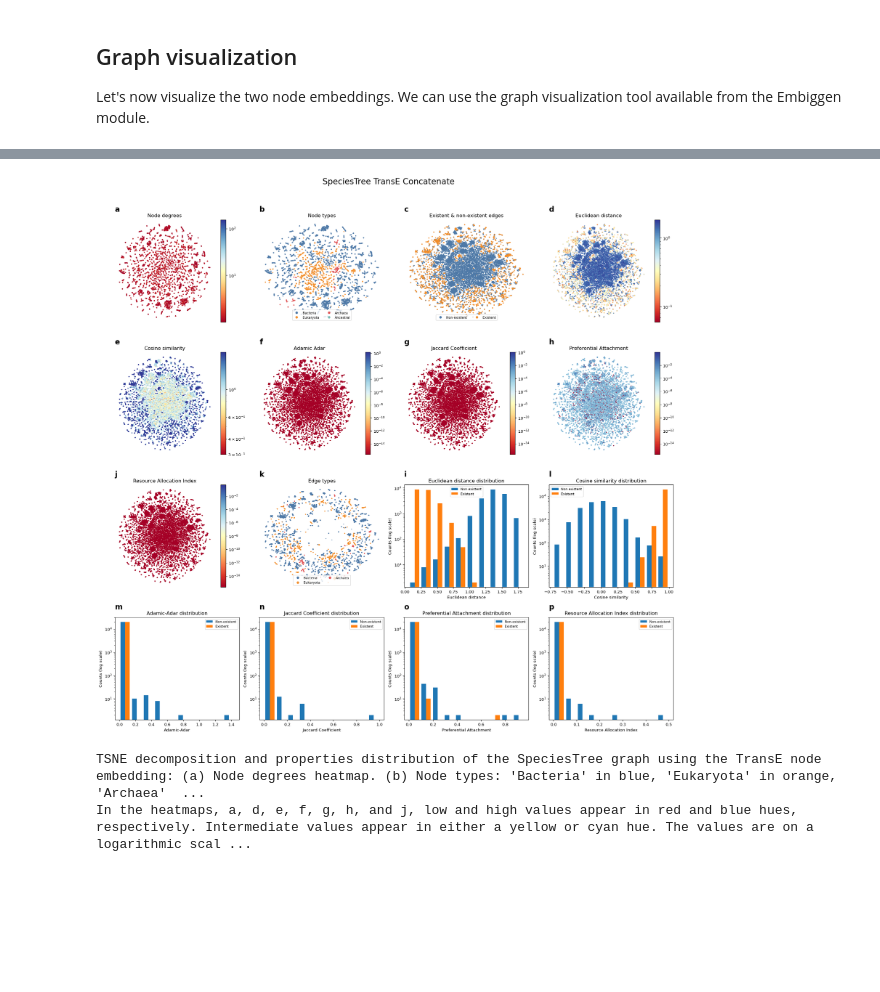
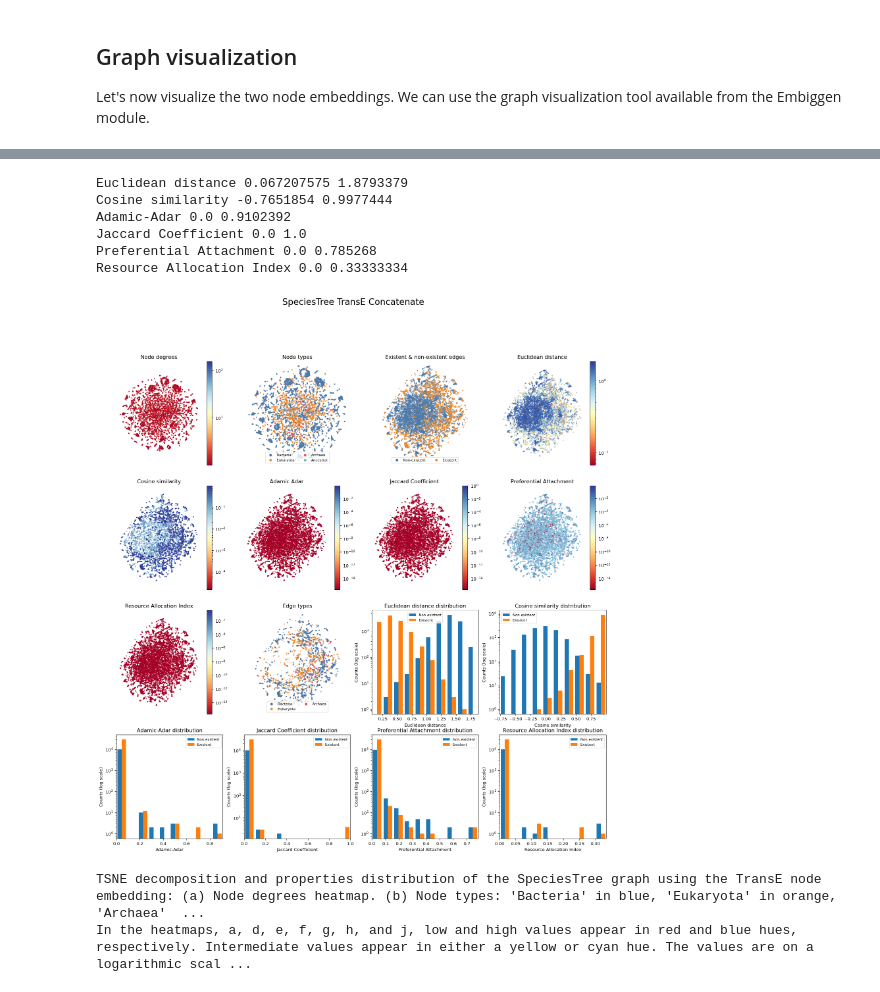
Before and after one commit to AnacletoLAB/grape, a Jupyter notebook: tutorials/TransE_to_embed_Species_Tree.ipynb, the cells around one changed output, grey strips where cells are left out. Cells and saved outputs as stored; diff of their text form; code cells hidden in the pictures; blank space fills up the shorter version.

```diff
--- a/tutorials/TransE_to_embed_Species_Tree.ipynb
+++ b/tutorials/TransE_to_embed_Species_Tree.ipynb
@@ -74,10 +65,12 @@ We create the visualizer object.
-# %%
-GraphVisualizer(
-    graph,
-    node_embedding_method_name="TransE",
-    decomposition_kwargs=dict(metric="cosine")
-).fit_and_plot_all(embedding.get_node_embedding_from_index(0))
-# %% [output]
-[figure, removed]
-TSNE decomposition and properties distribution of the SpeciesTree graph using the TransE node embedding: (a) Node degrees heatmap. (b) Node types: 'Bacteria' in blue, 'Eukaryota' in orange, 'Archaea'  ...
-In the heatmaps, a, d, e, f, g, h, and j, low and high values appear in red and blue hues, respectively. Intermediate values appear in either a yellow or cyan hue. The values are on a logarithmic scal ...
+# %%
+GraphVisualizer(graph).fit_and_plot_all(embedding, show_letters=False)
+# %% [output]
+Euclidean distance 0.067207575 1.8793379
+Cosine similarity -0.7651854 0.9977444
+Adamic-Adar 0.0 0.9102392
+Jaccard Coefficient 0.0 1.0
+Preferential Attachment 0.0 0.785268
+Resource Allocation Index 0.0 0.33333334
+[figure, added]
+TSNE decomposition and properties distribution of the SpeciesTree graph using the TransE node embedding: (a) Node degrees heatmap. (b) Node types: 'Bacteria' in blue, 'Eukaryota' in orange, 'Archaea'  ...
+In the heatmaps, a, d, e, f, g, h, and j, low and high values appear in red and blue hues, respectively. Intermediate values appear in either a yellow or cyan hue. The values are on a logarithmic scal ...
```
Also changed, not shown: parts of 8 cells of this notebook, 20 other files.
